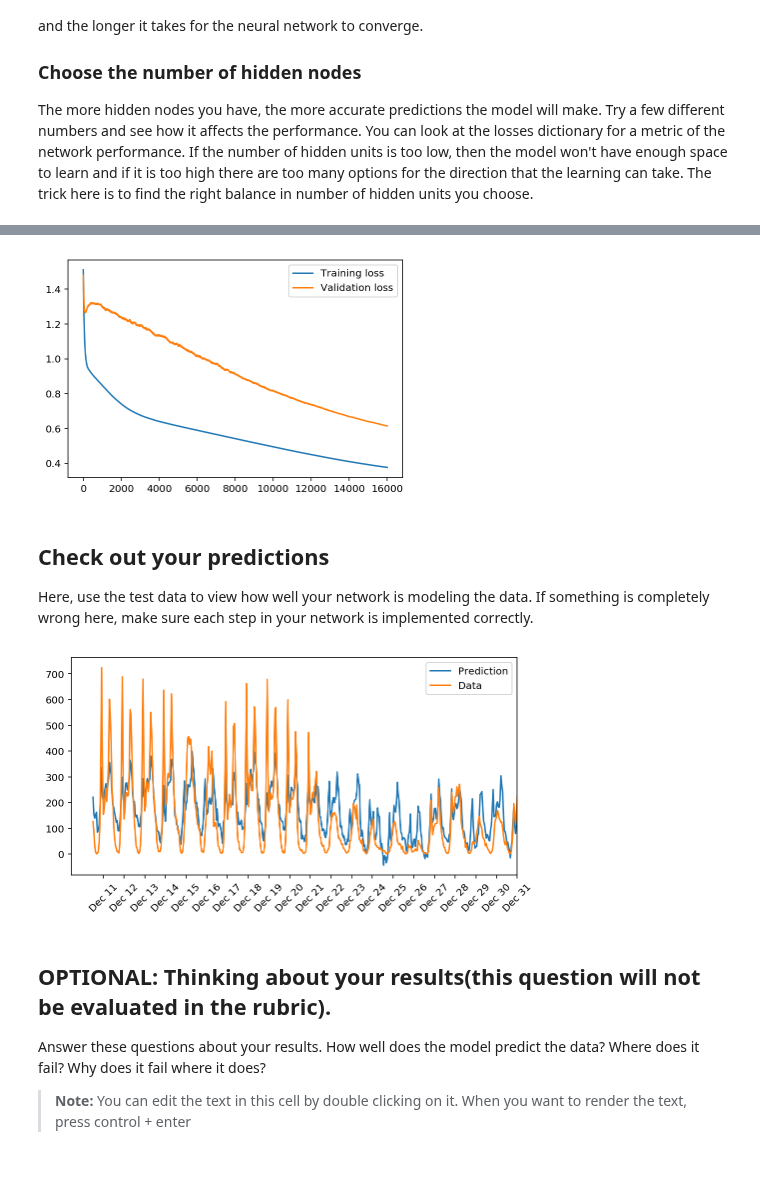
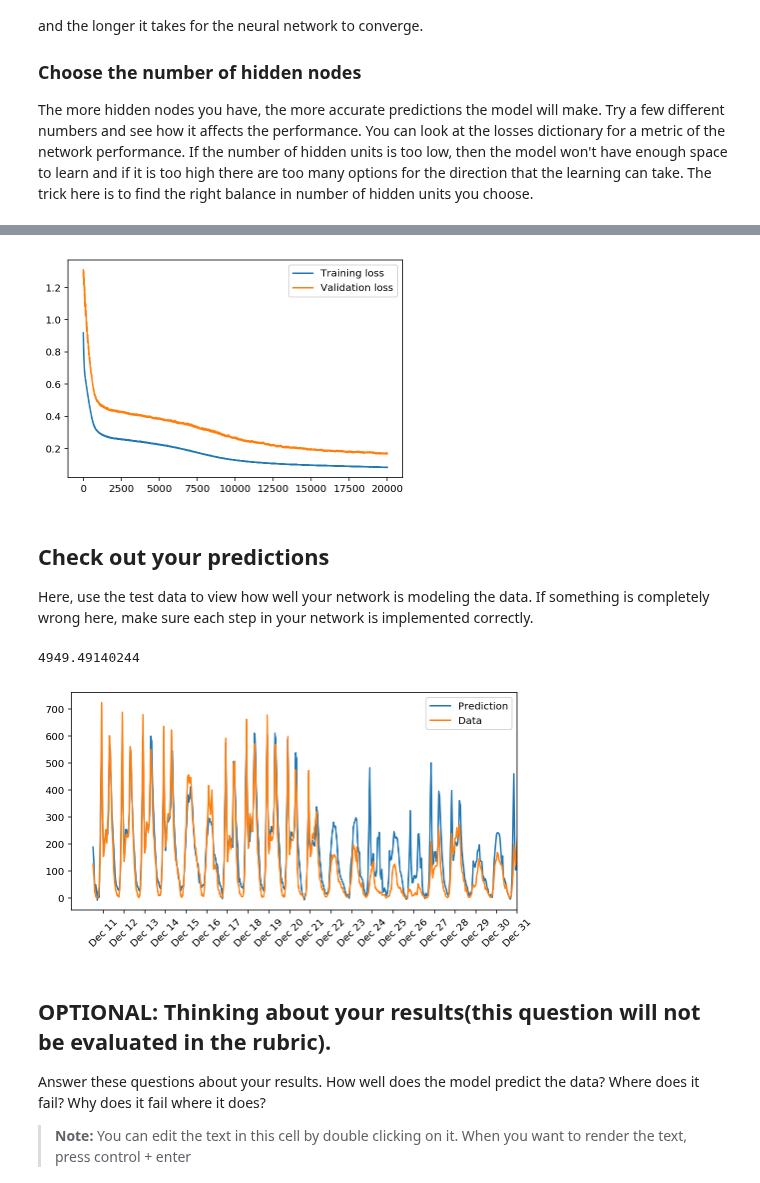
Before and after one commit to ksooklall/deep_learning_foundation, a Jupyter notebook: first-neural-network/DLND_Your_first_neural_network.ipynb, the cells around one changed output, grey strips where cells are left out. Cells and saved outputs as stored; diff of their text form; code cells hidden in the pictures.

```diff
--- a/first-neural-network/DLND_Your_first_neural_network.ipynb
+++ b/first-neural-network/DLND_Your_first_neural_network.ipynb
@@ -313,13 +313,14 @@ The more hidden nodes you have, the more accurate predictions the model will mak
 import sys
 
 ### Set the hyperparameters here ###
-iterations = 16000
-learning_rate = 0.004
-hidden_nodes = 9
+iterations = 20000
+learning_rate = 0.1
+hidden_nodes = 6
 output_nodes = 1
 
 N_i = train_features.shape[1]
 network = NeuralNetwork(N_i, hidden_nodes, output_nodes, learning_rate)
+train_loss = var_loss = 0
 
 losses = {'train':[], 'validation':[]}
 for ii in range(iterations):
@@ -340,4 +341,5 @@ for ii in range(iterations):
 
     losses['train'].append(train_loss)
     losses['validation'].append(val_loss)
+#print('train loss:{}, val_loss:{}'.format(train_loss, val_loss))
 # %% [output]
@@ -348,7 +350,7 @@ plt.plot(losses['validation'], label='Validation loss')
 plt.legend()
 _ = plt.ylim()
 # %% [output]
-[figure, old version]
+[figure, new version]
 # %% [markdown]
 ## Check out your predictions
 
@@ -356,19 +358,24 @@ Here, use the test data to view how well your network is modeling the data. If s
 # %%
 fig, ax = plt.subplots(figsize=(8,4))
 
 mean, std = scaled_features['cnt']
 predictions = network.run(test_features).T*std + mean
 ax.plot(predictions[0], label='Prediction')
 ax.plot((test_targets['cnt']*std + mean).values, label='Data')
 ax.set_xlim(right=len(predictions))
 ax.legend()
 
 dates = pd.to_datetime(rides.ix[test_data.index]['dteday'])
 dates = dates.apply(lambda d: d.strftime('%b %d'))
 ax.set_xticks(np.arange(len(dates))[12::24])
 _ = ax.set_xticklabels(dates[12::24], rotation=45)
+data = (test_targets['cnt']*std+mean).reshape(504,1)
+pred = predictions.T
+acc = MSE(data,pred)
+print(acc)
 # %% [output]
+4949.49140244
-[figure, old version]
+[figure, new version]
 # %% [markdown]
 ## OPTIONAL: Thinking about your results(this question will not be evaluated in the rubric).
 
```
Also changed, not shown: parts of 1 cell of this notebook.
